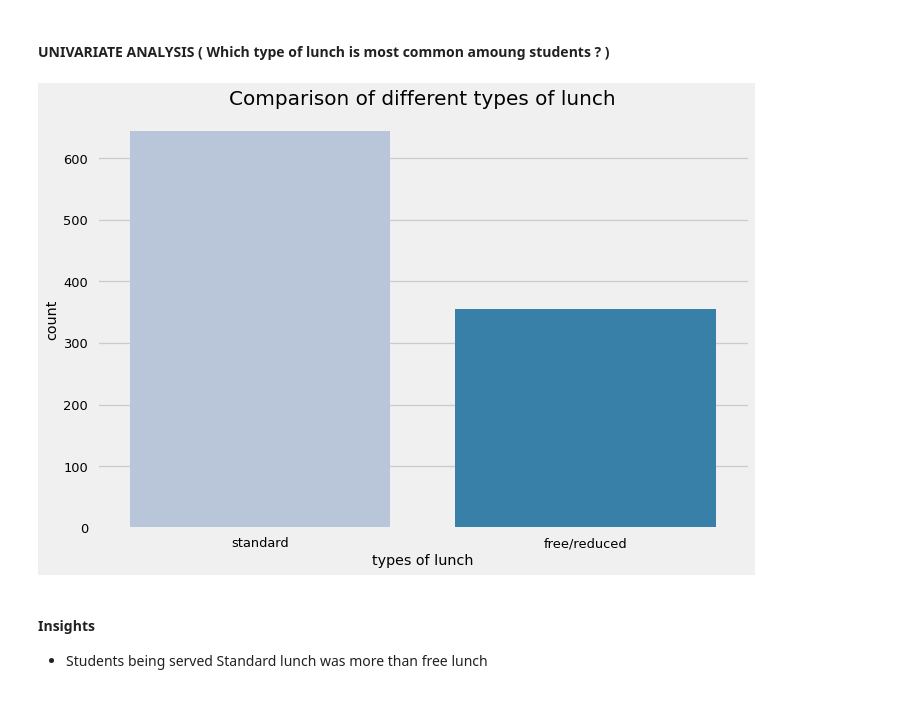
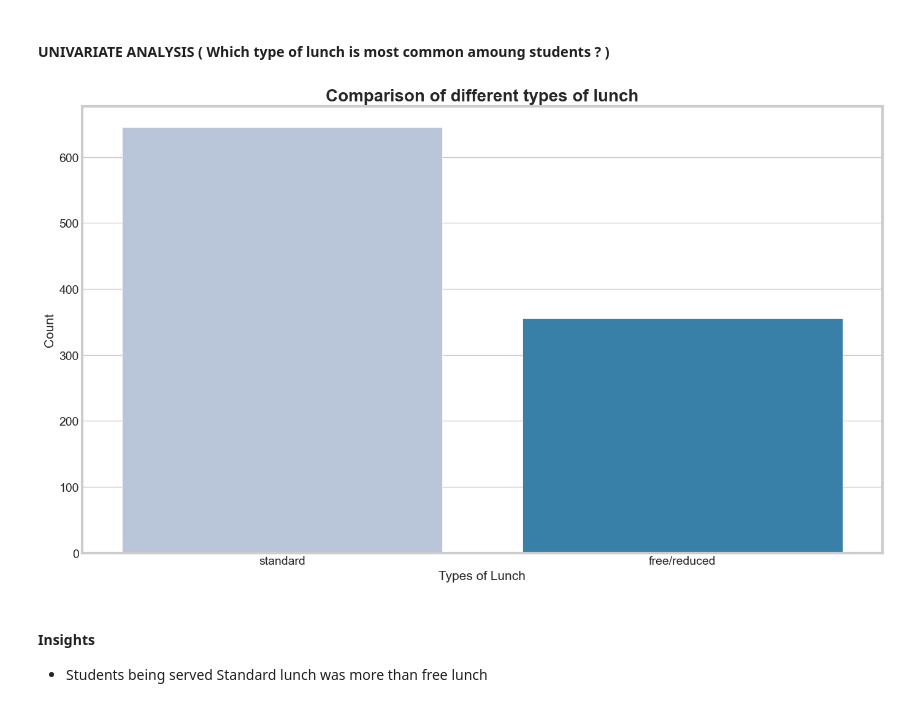
Before and after one commit to JunaidARahat/Student-Exam-Performance-Predictor, a Jupyter notebook: notebook/1 . EDA STUDENT PERFORMANCE .ipynb, the cells around one changed output. Cells and saved outputs as stored; diff of their text form; code cells hidden in the pictures.

```diff
--- a/notebook/1 . EDA STUDENT PERFORMANCE .ipynb
+++ b/notebook/1 . EDA STUDENT PERFORMANCE .ipynb
@@ -519,16 +539,24 @@ plt.show()
 - What is the effect of lunch type on test results?
 # %% [markdown]
 #### UNIVARIATE ANALYSIS ( Which type of lunch is most common amoung students ? )
-# %%
-plt.rcParams['figure.figsize'] = (15, 9)
-plt.style.use('seaborn-talk')
-sns.countplot(df['lunch'], palette = 'PuBu')
-plt.title('Comparison of different types of lunch', fontweight = 30, fontsize = 20)
-plt.xlabel('types of lunch')
-plt.ylabel('count')
-plt.show()
-# %% [output]
-[figure, removed]
+# %%
+plt.rcParams['figure.figsize'] = (15, 9)
+
+# Use a valid seaborn style
+sns.set_style('whitegrid')
+
+# Create a count plot using seaborn
+sns.countplot(data=df, x='lunch', palette='PuBu')
+
+# Set plot title and labels
+plt.title('Comparison of different types of lunch', fontweight='bold', fontsize=20)
+plt.xlabel('Types of Lunch', fontsize=15)
+plt.ylabel('Count', fontsize=15)
+
+# Show the plot
+plt.show()
+# %% [output]
+[figure, added]
 # %% [markdown]
 #### Insights
 - Students being served Standard lunch was more than free lunch
```
Also changed, not shown: parts of 13 cells of this notebook, 2 other files.
